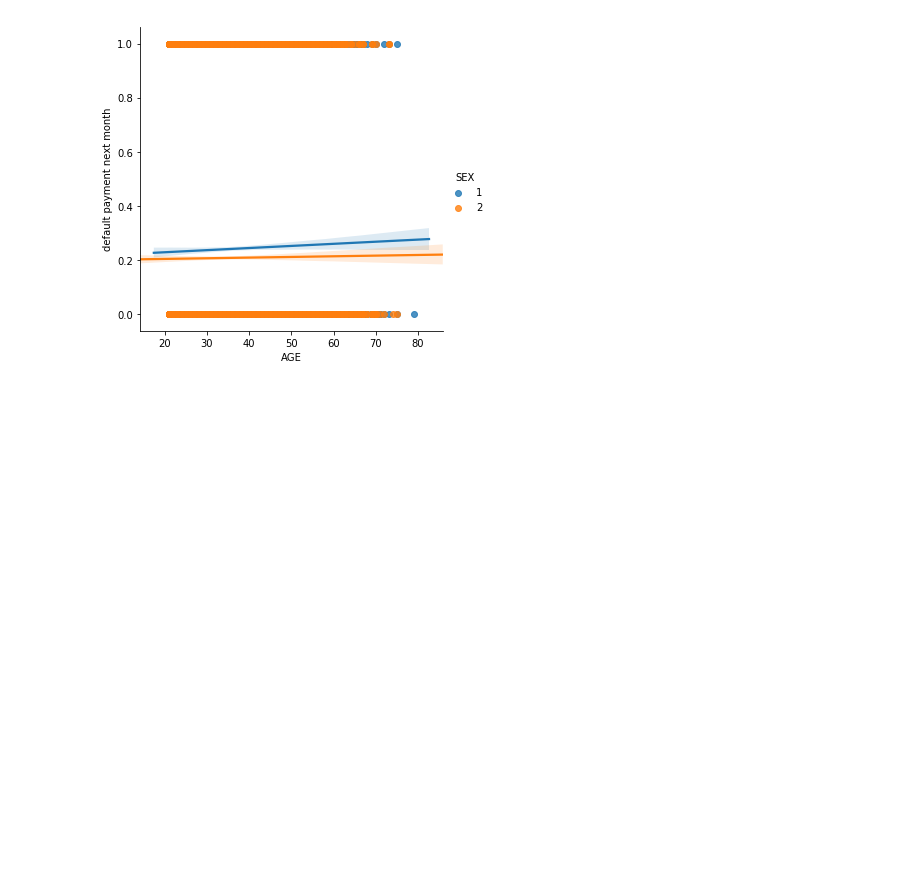
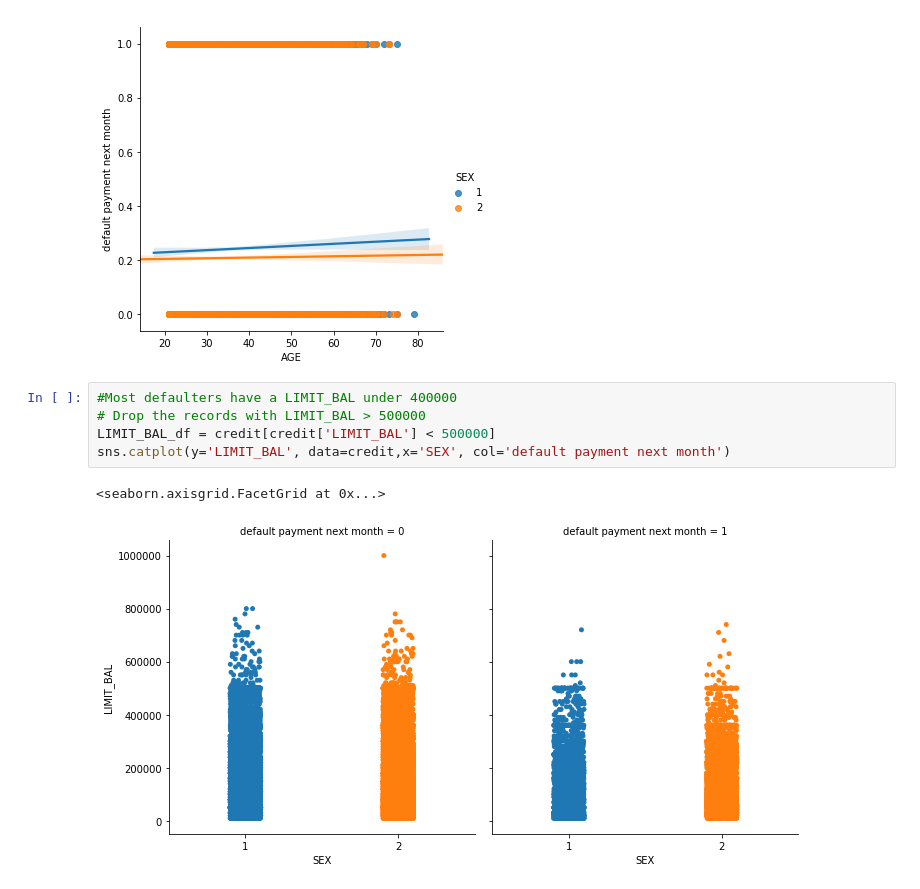
Before and after one commit to schitari/C5T1, a Jupyter notebook: C5T2.ipynb, the cells around one changed output. Drawn from its saved outputs; the diff is of its cells as text; blank space fills up the shorter version.

```diff
--- a/C5T2.ipynb
+++ b/C5T2.ipynb
@@ -205,3 +229,11 @@ sns.lmplot('AGE', 'default payment next month', data=credit, hue='SEX')
 # %% [output]
 <seaborn.axisgrid.FacetGrid at 0x...>
 [figure]
+# %%
+#Most defaulters have a LIMIT_BAL under 400000
+# Drop the records with LIMIT_BAL > 500000
+LIMIT_BAL_df = credit[credit['LIMIT_BAL'] < 500000]
+sns.catplot(y='LIMIT_BAL', data=credit,x='SEX', col='default payment next month')
+# %% [output]
+<seaborn.axisgrid.FacetGrid at 0x...>
+[figure, added]
```
Also changed, not shown: parts of 38 cells of this notebook.
